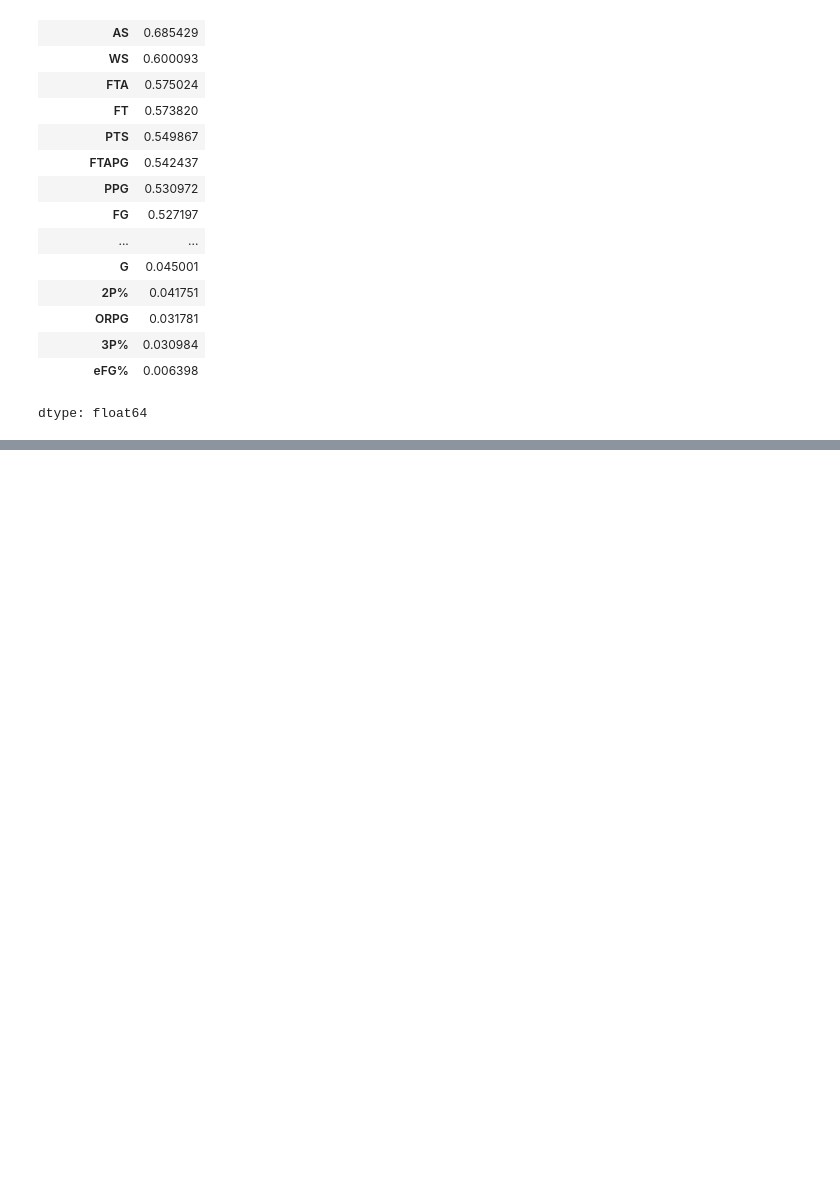
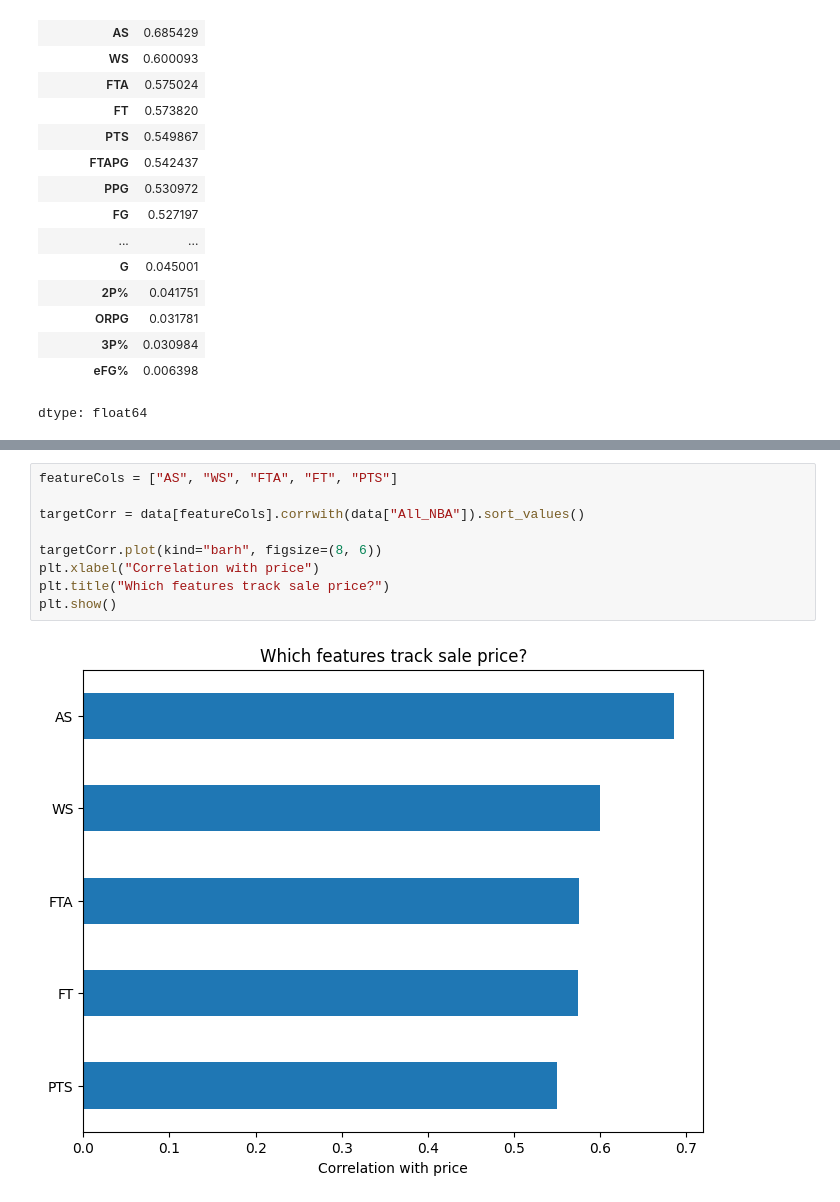
Before and after one commit to charliecapretta/NBA-Prediction-Project, a Jupyter notebook: EDANotebook.ipynb, the cells around one changed output, grey strips where cells are left out. Cells and saved outputs as stored; diff of their text form; blank space fills up the shorter version.

```diff
--- a/EDANotebook.ipynb
+++ b/EDANotebook.ipynb
@@ -75,0 +91,11 @@ dtype: float64
+# %%
+featureCols = ["AS", "WS", "FTA", "FT", "PTS"]
+
+targetCorr = data[featureCols].corrwith(data["All_NBA"]).sort_values()
+
+targetCorr.plot(kind="barh", figsize=(8, 6))
+plt.xlabel("Correlation with price")
+plt.title("Which features track sale price?")
+plt.show()
+# %% [output]
+[figure, added]
```
Also changed, not shown: parts of 2 cells of this notebook.
